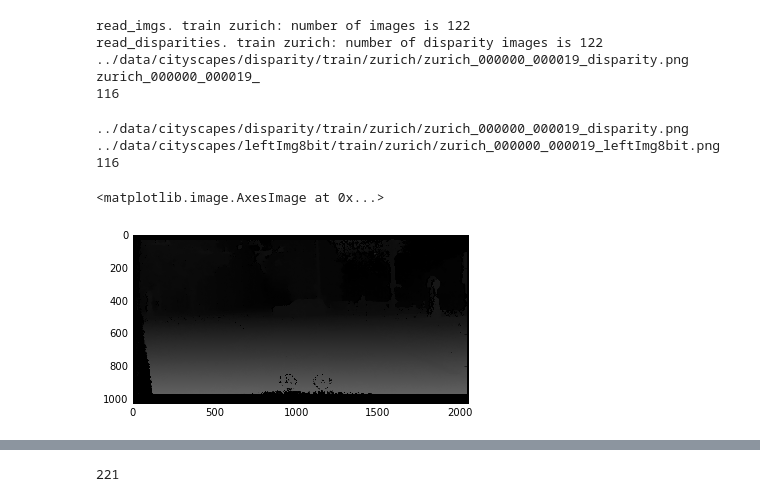
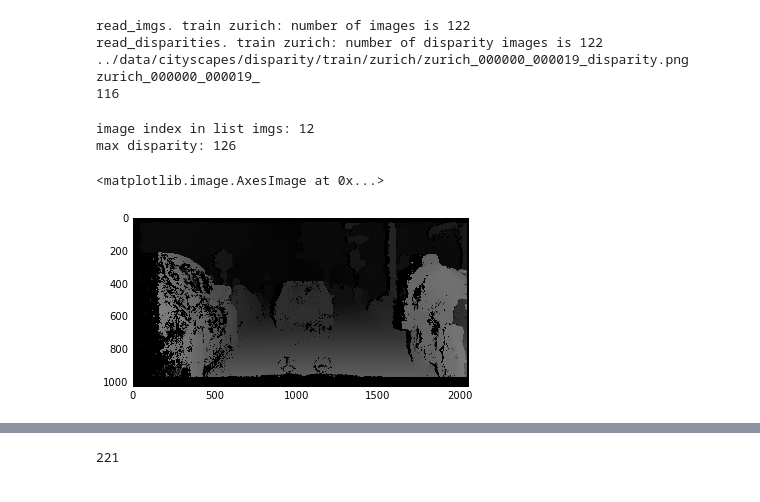
Before and after one commit to Avidereta/dl_project, a Jupyter notebook: preprocess_cityscapes.ipynb, the cells around one changed output, grey strips where cells are left out. Cells and saved outputs as stored; diff of their text form; code cells hidden in the pictures.

```diff
--- a/preprocess_cityscapes.ipynb
+++ b/preprocess_cityscapes.ipynb
@@ -115,15 +113,23 @@ read_disparities. train zurich: number of disparity images is 122
 ../data/cityscapes/disparity/train/zurich/zurich_000000_000019_disparity.png
 zurich_000000_000019_
 116
-# %%
-print disp_imgs[0]
-print imgs[0]
-disp = cv2.imread(disp_imgs[0])
-print disp.max()
-plt.imshow(disp)
-# %% [output]
-../data/cityscapes/disparity/train/zurich/zurich_000000_000019_disparity.png
-../data/cityscapes/leftImg8bit/train/zurich/zurich_000000_000019_leftImg8bit.png
-116
-<matplotlib.image.AxesImage at 0x...>
-[figure, removed]
+# %%
+# good example nmb_image = 41, 12
+
+nmb_img = 12 #np.random.randint(0,len(disp_imgs))
+print 'image index in list imgs:', nmb_img
+
+# print disp.shape
+# print disp_imgs[nmb_img]
+# print imgs[nmb_img]
+
+disp = cv2.imread(disp_imgs[nmb_img])
+img = cv2.imread(imgs[nmb_img])
+
+print 'max disparity:', disp.max()
+plt.imshow(disp)
+# %% [output]
+image index in list imgs: 12
+max disparity: 126
+<matplotlib.image.AxesImage at 0x...>
+[figure, added]
```
Also changed, not shown: parts of 6 cells of this notebook.
